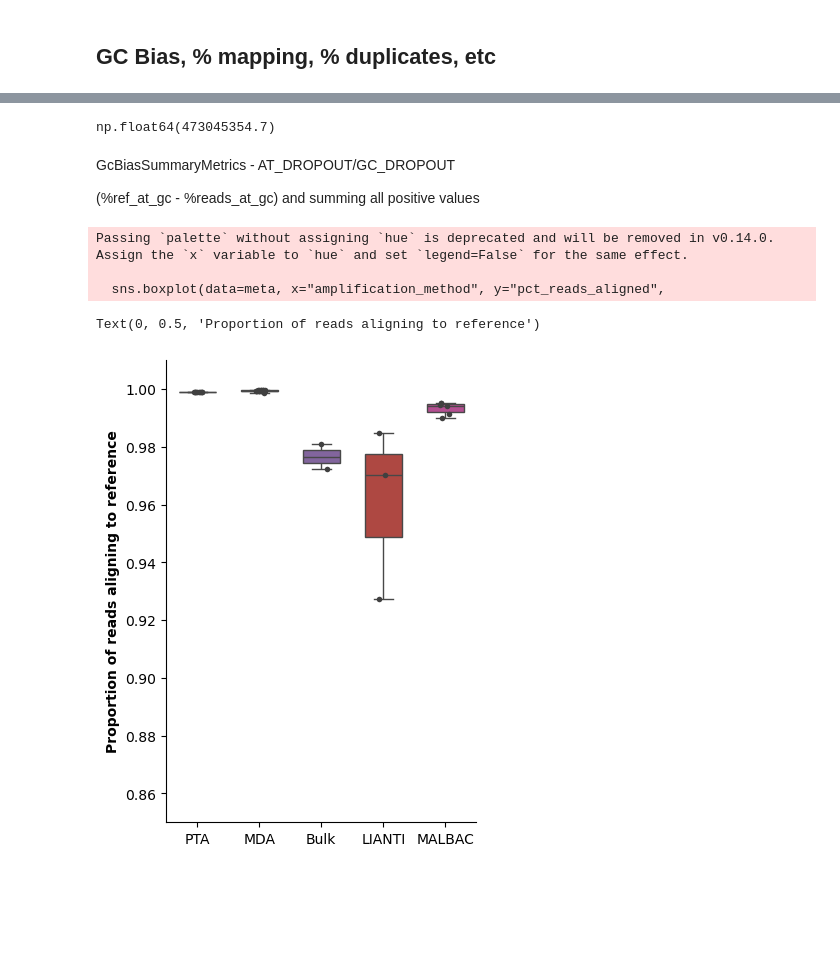
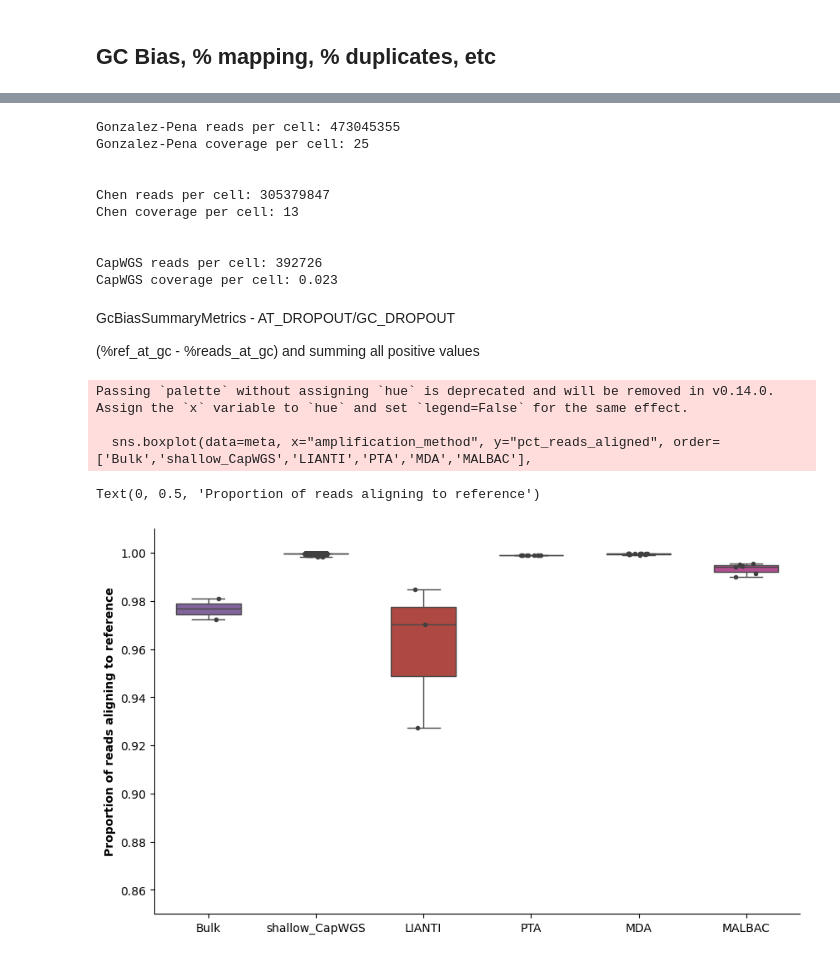
Before and after one commit to SrivatsanLab/SPC_genome, a Jupyter notebook: notebooks/benchmarking.ipynb, the cells around one changed output, grey strips where cells are left out. Drawn from its saved outputs; the diff is of its cells as text; code cells hidden in the pictures; blank space fills up the shorter version.

```diff
--- a/notebooks/benchmarking.ipynb
+++ b/notebooks/benchmarking.ipynb
@@ -85,3 +87,8 @@ coverages = pd.DataFrame(data=coverages)
+# %%
+coverages_2 = {name : pd.read_csv(f"../data/K562_tree/binned_coverage/{name}.csv", header=None)[0].to_list() for name in meta[meta['study']=='CapWGS'].index}
+coverages_2 = pd.DataFrame(data=coverages_2)
+# %%
+coverages = pd.concat([coverages_1,coverages_2])
 # %%
 lorenz_curves = {}
 ginis = []
@@ -177,8 +186,11 @@ PTA_metrics = PTA_metrics[PTA_metrics.index.isin(meta.index)]
 LIANTI_metrics = pd.read_csv('../results/benchmarking/LIANTI_qc_summary.csv', index_col=0)
 LIANTI_metrics = LIANTI_metrics[LIANTI_metrics.index.isin(meta.index)]
 # PTA_metrics
+# %%
+CapWGS_metrics = pd.read_csv('../results/K562_tree_qc_summary.csv', index_col=0)
+CapWGS_metrics = CapWGS_metrics[CapWGS_metrics.index.isin(meta.index)]
 # %%
-metrics = pd.concat([PTA_metrics, LIANTI_metrics])
+metrics = pd.concat([PTA_metrics, LIANTI_metrics, CapWGS_metrics])
 meta = pd.merge(meta, metrics, left_index=True, right_index=True)
 meta
 # %% [output]
@@ -202,34 +210,50 @@ meta
 # %%
-meta[meta['study']=='Gonzalez-Pena']['read_pairs_examined'].mean()
+print(f"Gonzalez-Pena reads per cell: {meta[meta['study']=='Gonzalez-Pena']['read_pairs_examined'].mean():.0f}")
+print(f"Gonzalez-Pena coverage per cell: {meta[meta['study']=='Gonzalez-Pena']['mean_coverage'].mean():.0f}")
+print('\n')
+print(f"Chen reads per cell: {meta[meta['study']=='Chen']['read_pairs_examined'].mean():.0f}")
+print(f"Chen coverage per cell: {meta[meta['study']=='Chen']['mean_coverage'].mean():.0f}")
+print('\n')
+print(f"CapWGS reads per cell: {meta[meta['study']=='CapWGS']['read_pairs_examined'].mean():.0f}")
+print(f"CapWGS coverage per cell: {meta[meta['study']=='CapWGS']['mean_coverage'].mean():.3f}")
 # %% [output]
-np.float64(473045354.7)
+Gonzalez-Pena reads per cell: 473045355
+Gonzalez-Pena coverage per cell: 25
+
+
+Chen reads per cell: 305379847
+Chen coverage per cell: 13
+
+
+CapWGS reads per cell: 392726
+CapWGS coverage per cell: 0.023
 # %% [markdown]
 GcBiasSummaryMetrics - AT_DROPOUT/GC_DROPOUT
 
 (%ref_at_gc - %reads_at_gc) and summing all positive values
 # %%
-fig,ax = plt.subplots(1,1,figsize=(4,6))
-sns.boxplot(data=meta, x="amplification_method", y="pct_reads_aligned",
+fig,ax = plt.subplots(1,1,figsize=(10,6))
+sns.boxplot(data=meta, x="amplification_method", y="pct_reads_aligned", order=['Bulk','shallow_CapWGS','LIANTI','PTA','MDA','MALBAC'],
             ax=ax,
             palette=pal,
             whis=(0,100),
             width=.6
            )
 
-sns.stripplot(data=meta, x="amplification_method", y="pct_reads_aligned",
+sns.stripplot(data=meta, x="amplification_method", y="pct_reads_aligned", order=['Bulk','shallow_CapWGS','LIANTI','PTA','MDA','MALBAC'],
               ax=ax,
               size=4,
               color=".25"
              )
 
 sns.despine()
 plt.xlabel('')
 plt.ylim(0.85,1.01)
 plt.ylabel('Proportion of reads aligning to reference', fontdict={'weight':'bold'})
 # %% [output]
 Passing `palette` without assigning `hue` is deprecated and will be removed in v0.14.0. Assign the `x` variable to `hue` and set `legend=False` for the same effect.
 
-  sns.boxplot(data=meta, x="amplification_method", y="pct_reads_aligned",
+  sns.boxplot(data=meta, x="amplification_method", y="pct_reads_aligned", order=['Bulk','shallow_CapWGS','LIANTI','PTA','MDA','MALBAC'],
 Text(0, 0.5, 'Proportion of reads aligning to reference')
-[figure, old version]
+[figure, new version]
 # %%
```
Also changed, not shown: parts of 9 cells of this notebook.
